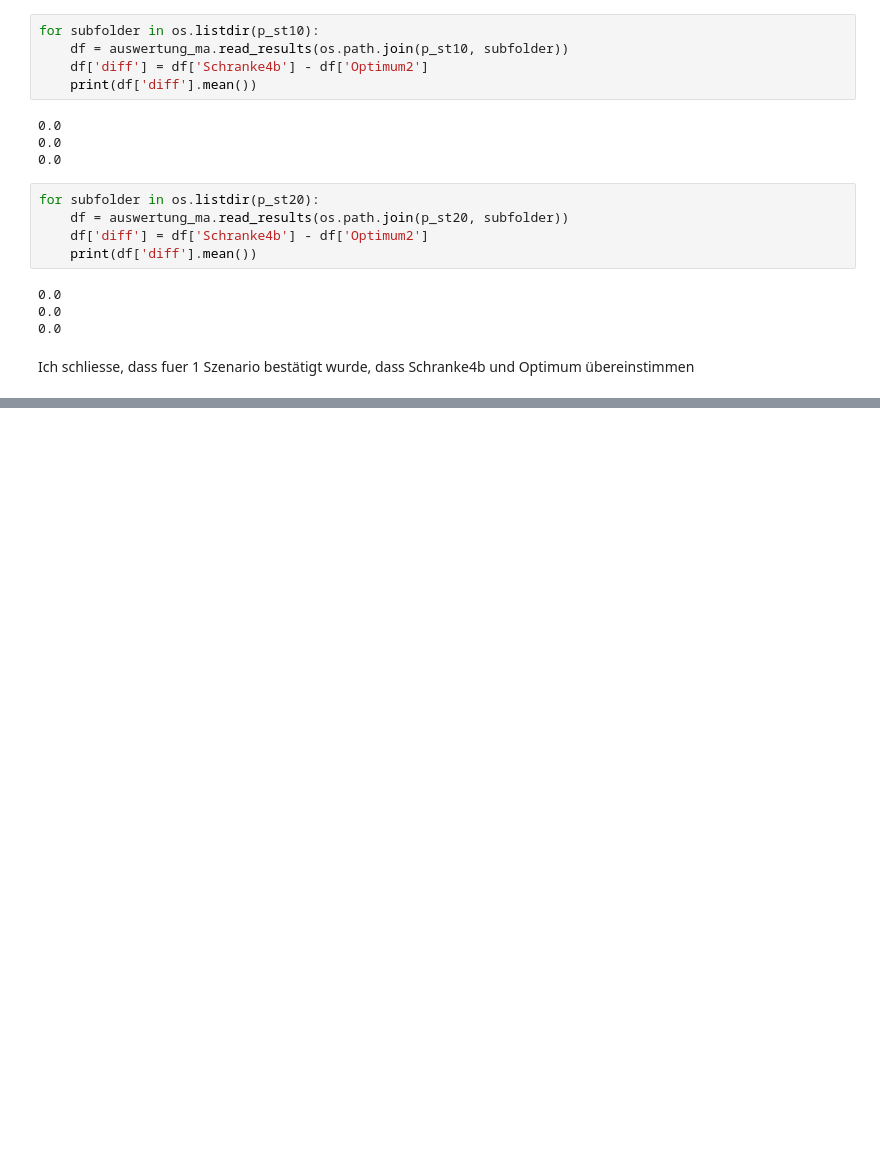
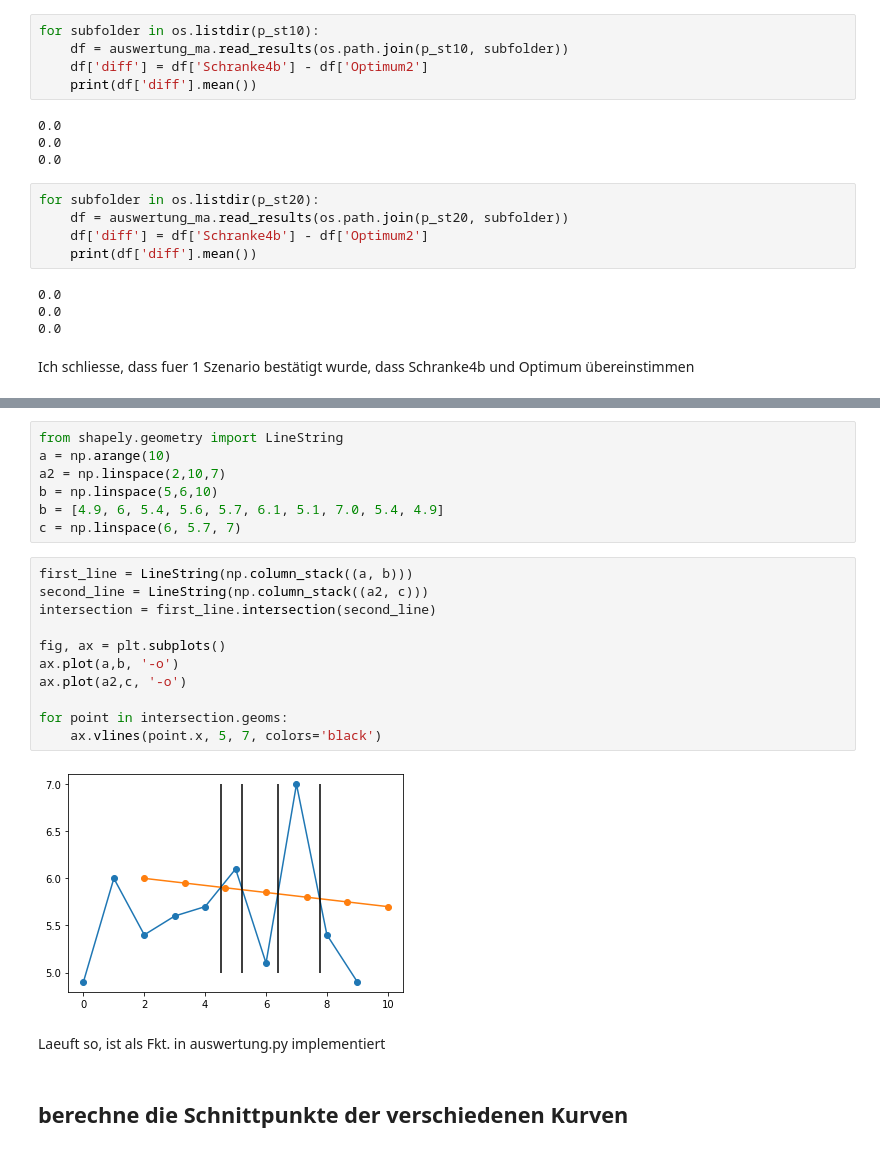
Before and after one commit to T3K14/Masterarbeit-Auswertung, a Jupyter notebook: KFC2.ipynb, the cells around one changed output, grey strips where cells are left out. Cells and saved outputs as stored; diff of their text form; blank space fills up the shorter version.

```diff
--- a/KFC2.ipynb
+++ b/KFC2.ipynb
@@ -281,0 +361,24 @@ Ich schliesse, dass fuer 1 Szenario bestätigt wurde, dass Schranke4b und Optimu
+# %%
+from shapely.geometry import LineString
+a = np.arange(10)
+a2 = np.linspace(2,10,7)
+b = np.linspace(5,6,10)
+b = [4.9, 6, 5.4, 5.6, 5.7, 6.1, 5.1, 7.0, 5.4, 4.9]
+c = np.linspace(6, 5.7, 7)
+# %%
+first_line = LineString(np.column_stack((a, b)))
+second_line = LineString(np.column_stack((a2, c)))
+intersection = first_line.intersection(second_line)
+
+fig, ax = plt.subplots()
+ax.plot(a,b, '-o')
+ax.plot(a2,c, '-o')
+
+for point in intersection.geoms:
+    ax.vlines(point.x, 5, 7, colors='black')
+# %% [output]
+[figure, added]
+# %% [markdown]
+Laeuft so, ist als Fkt. in auswertung.py implementiert
+# %% [markdown]
+## berechne die Schnittpunkte der verschiedenen Kurven
```
Also changed, not shown: parts of 23 cells of this notebook, 1 other file.
